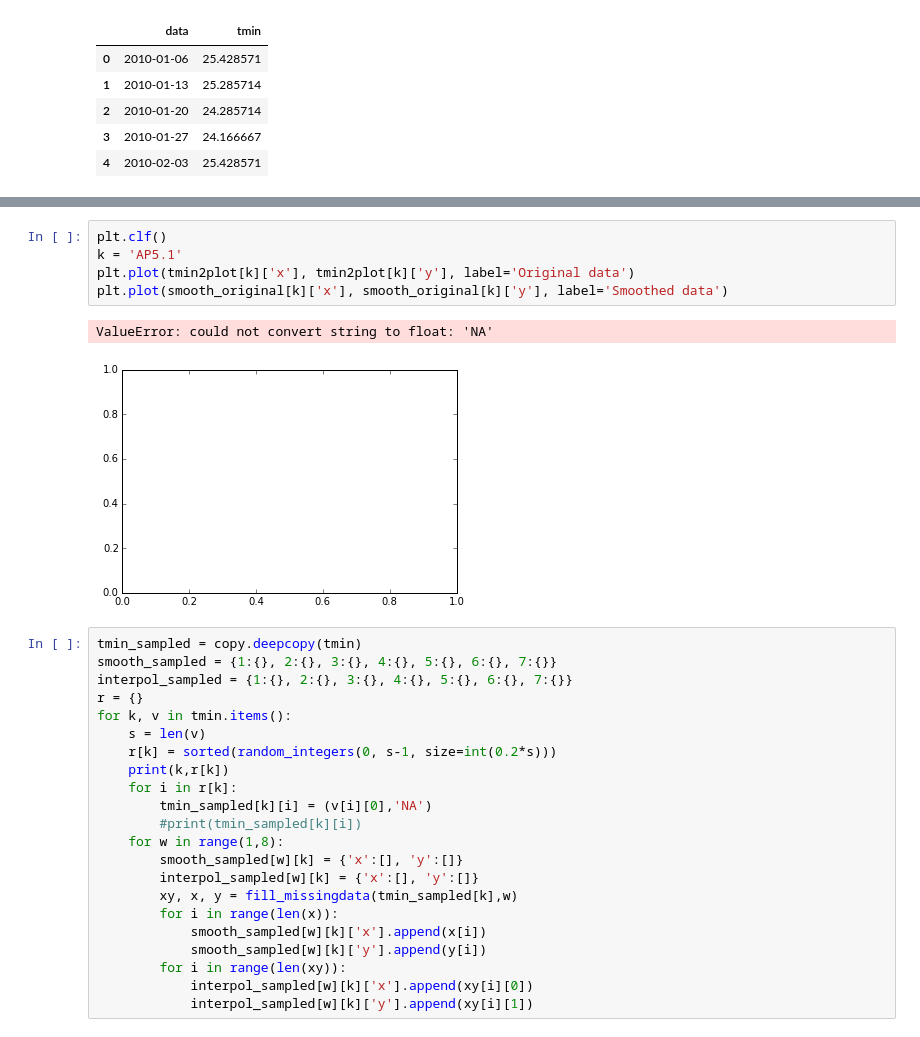
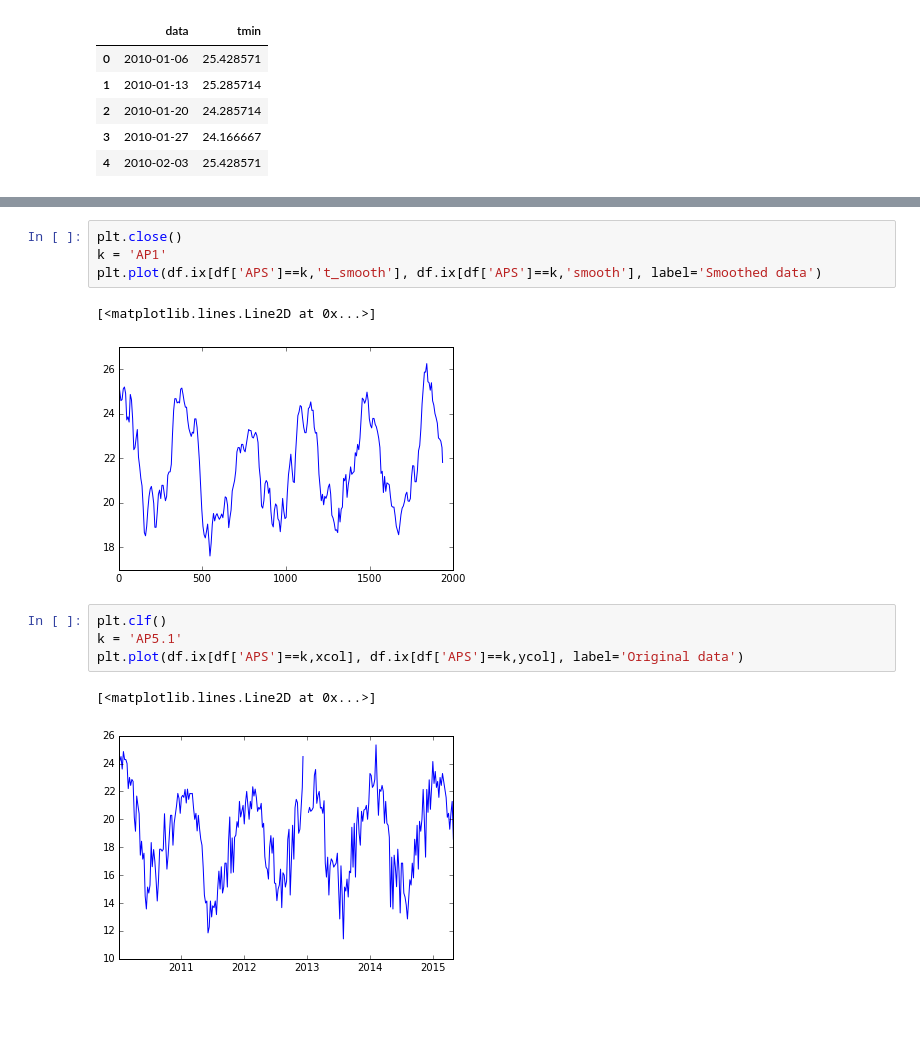
Before and after one commit to AlertaDengue/AlertaDengueAnalise, a Jupyter notebook: GeraAlerta/fun/interpolation/testpd.v3.ipynb, the cells around one changed output, grey strips where cells are left out. Saved outputs shown, nothing was run; the diff lists cells and outputs as text; blank space fills up the shorter version.

```diff
--- a/GeraAlerta/fun/interpolation/testpd.v3.ipynb
+++ b/GeraAlerta/fun/interpolation/testpd.v3.ipynb
@@ -103,30 +82,14 @@ plt.plot(smooth_original[k]['x'], smooth_original[k]['y'], label='Smoothed data'
+# %%
+plt.close()
+k = 'AP1'
+plt.plot(df.ix[df['APS']==k,'t_smooth'], df.ix[df['APS']==k,'smooth'], label='Smoothed data')
+# %% [output]
+[<matplotlib.lines.Line2D at 0x...>]
+[figure, added]
 # %%
 plt.clf()
 k = 'AP5.1'
-plt.plot(tmin2plot[k]['x'], tmin2plot[k]['y'], label='Original data')
-plt.plot(smooth_original[k]['x'], smooth_original[k]['y'], label='Smoothed data')
+plt.plot(df.ix[df['APS']==k,xcol], df.ix[df['APS']==k,ycol], label='Original data')
 # %% [output]
-ValueError: could not convert string to float: 'NA'
+[<matplotlib.lines.Line2D at 0x...>]
-[figure, old version]
+[figure, new version]
-# %%
-tmin_sampled = copy.deepcopy(tmin)
-smooth_sampled = {1:{}, 2:{}, 3:{}, 4:{}, 5:{}, 6:{}, 7:{}}
-interpol_sampled = {1:{}, 2:{}, 3:{}, 4:{}, 5:{}, 6:{}, 7:{}}
-r = {}
-for k, v in tmin.items():
-    s = len(v)
-    r[k] = sorted(random_integers(0, s-1, size=int(0.2*s)))
-    print(k,r[k])
-    for i in r[k]:
-        tmin_sampled[k][i] = (v[i][0],'NA')
-        #print(tmin_sampled[k][i])
-    for w in range(1,8):
-        smooth_sampled[w][k] = {'x':[], 'y':[]}
-        interpol_sampled[w][k] = {'x':[], 'y':[]}
-        xy, x, y = fill_missingdata(tmin_sampled[k],w)
-        for i in range(len(x)):
-            smooth_sampled[w][k]['x'].append(x[i])
-            smooth_sampled[w][k]['y'].append(y[i])
-        for i in range(len(xy)):
-            interpol_sampled[w][k]['x'].append(xy[i][0])
-            interpol_sampled[w][k]['y'].append(xy[i][1])
```
Also changed, not shown: parts of 22 cells of this notebook, 2 other files.
